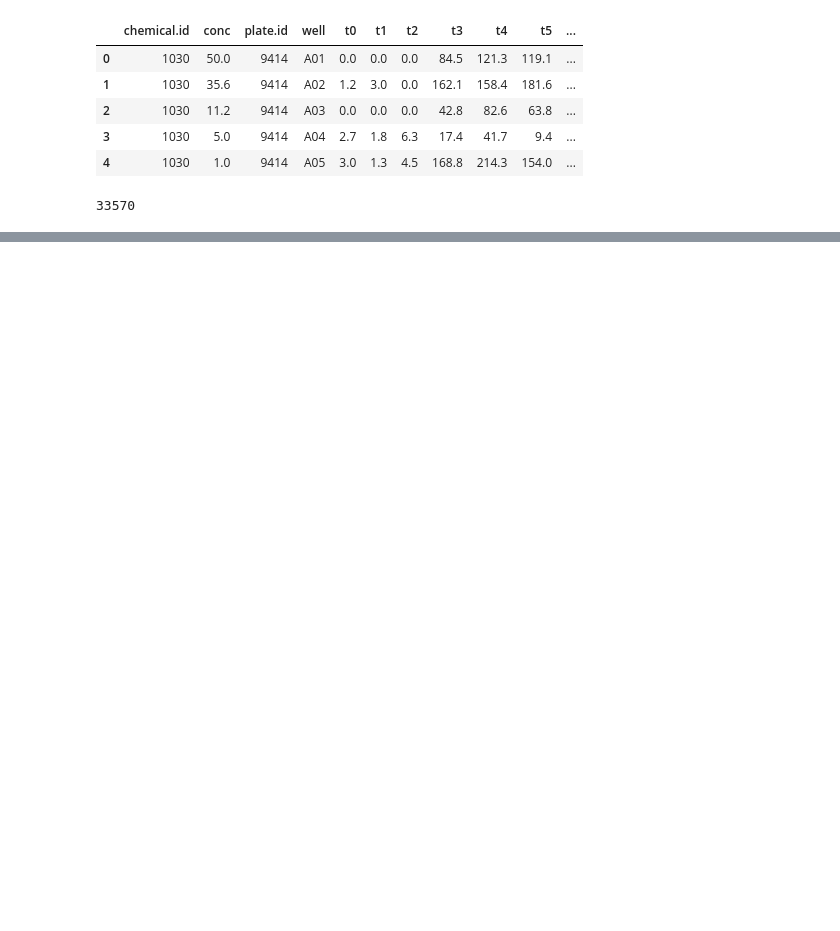
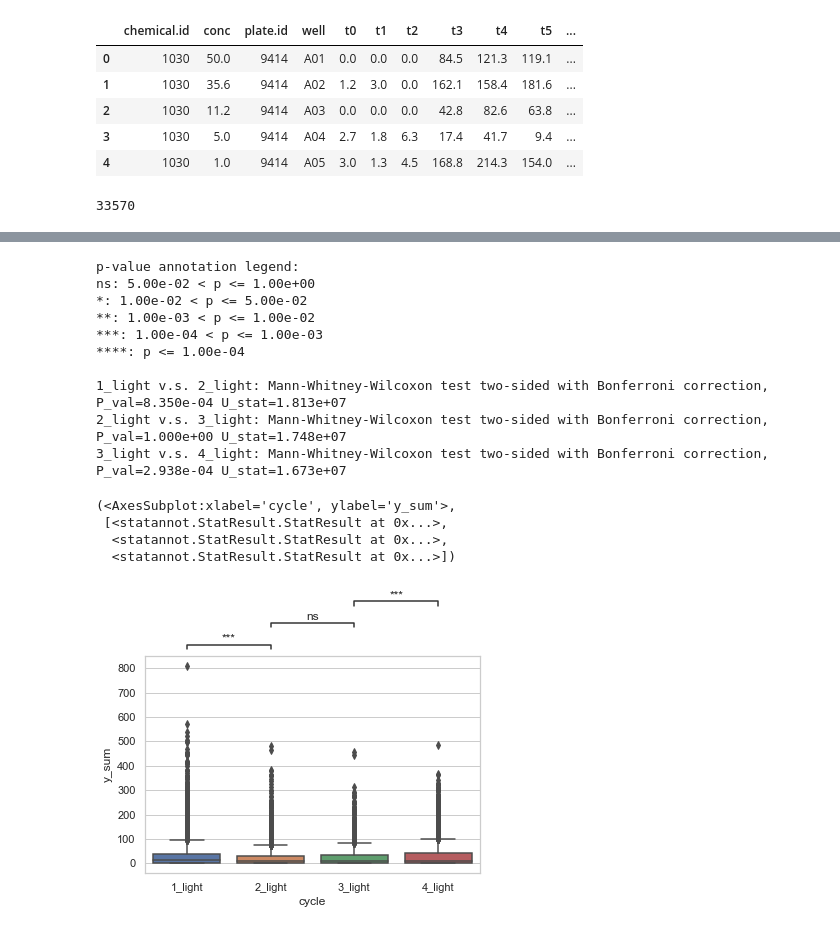
Before and after one commit to PNNL-CompBio/srpAnalytics, a Jupyter notebook: code/latest/2_bmd/2_bmd/latest/phase_I_II_LPR/240_timepoints/0_conc/1_min_time_interval/quantify_y/phase_I_II_LPR_0_conc_1_min_wide2dicho_t0_t239_for_y.ipynb, the cells around one changed output, grey strips where cells are left out. Saved outputs shown, nothing was run; the diff lists cells and outputs as text; code cells hidden in the pictures; blank space fills up the shorter version.

```diff
--- a/code/latest/2_bmd/2_bmd/latest/phase_I_II_LPR/240_timepoints/0_conc/1_min_time_interval/quantify_y/phase_I_II_LPR_0_conc_1_min_wide2dicho_t0_t239_for_y.ipynb
+++ b/code/latest/2_bmd/2_bmd/latest/phase_I_II_LPR/240_timepoints/0_conc/1_min_time_interval/quantify_y/phase_I_II_LPR_0_conc_1_min_wide2dicho_t0_t239_for_y.ipynb
@@ -313,0 +430,54 @@ print (output_filename)
+# %%
+#light only
+y_arr = []
+y_arr.append(df_0_conc.iloc[:,4:7].sum(axis=1).values)
+y_arr = np.transpose(y_arr)
+df_y = pd.DataFrame(y_arr, columns=['y_sum'])
+df_y["cycle"] = str("1_light")
+############
+y_arr = []
+y_arr.append(df_0_conc.iloc[:,10:13].sum(axis=1).values)
+y_arr = np.transpose(y_arr)
+df_y_to_concat = pd.DataFrame(y_arr, columns=['y_sum'])
+df_y = pd.concat([df_y, df_y_to_concat], axis = 0)
+df_y['cycle'].fillna('2_light', inplace=True)
+############
+y_arr = []
+y_arr.append(df_0_conc.iloc[:,16:19].sum(axis=1).values)
+y_arr = np.transpose(y_arr)
+df_y_to_concat = pd.DataFrame(y_arr, columns=['y_sum'])
+df_y = pd.concat([df_y, df_y_to_concat], axis = 0)
+df_y['cycle'].fillna('3_light', inplace=True)
+############
+y_arr = []
+y_arr.append(df_0_conc.iloc[:,22:25].sum(axis=1).values)
+y_arr = np.transpose(y_arr)
+df_y_to_concat = pd.DataFrame(y_arr, columns=['y_sum'])
+df_y = pd.concat([df_y, df_y_to_concat], axis = 0)
+df_y['cycle'].fillna('4_light', inplace=True)
+################
+
+sns.set(style="whitegrid")
+x = "cycle"
+y = "y_sum"
+order = ['1_light', '2_light', '3_light', '4_light']
+ax = sns.boxplot(data=df_y, x=x, y=y, order=order)
+add_stat_annotation(ax, data=df_y, x=x, y=y, order=order,
+                    box_pairs=[("1_light", "2_light"), ("2_light", "3_light"), ("3_light", "4_light")],
+                    test='Mann-Whitney', text_format='star', loc='outside', verbose=2)
+# %% [output]
+p-value annotation legend:
+ns: 5.00e-02 < p <= 1.00e+00
+*: 1.00e-02 < p <= 5.00e-02
+**: 1.00e-03 < p <= 1.00e-02
+***: 1.00e-04 < p <= 1.00e-03
+****: p <= 1.00e-04
+
+1_light v.s. 2_light: Mann-Whitney-Wilcoxon test two-sided with Bonferroni correction, P_val=8.350e-04 U_stat=1.813e+07
+2_light v.s. 3_light: Mann-Whitney-Wilcoxon test two-sided with Bonferroni correction, P_val=1.000e+00 U_stat=1.748e+07
+3_light v.s. 4_light: Mann-Whitney-Wilcoxon test two-sided with Bonferroni correction, P_val=2.938e-04 U_stat=1.673e+07
+(<AxesSubplot:xlabel='cycle', ylabel='y_sum'>,
+ [<statannot.StatResult.StatResult at 0x...>,
+  <statannot.StatResult.StatResult at 0x...>,
+  <statannot.StatResult.StatResult at 0x...>])
+[figure, added]
```
Also changed, not shown: parts of 26 cells of this notebook, 7 other files.
